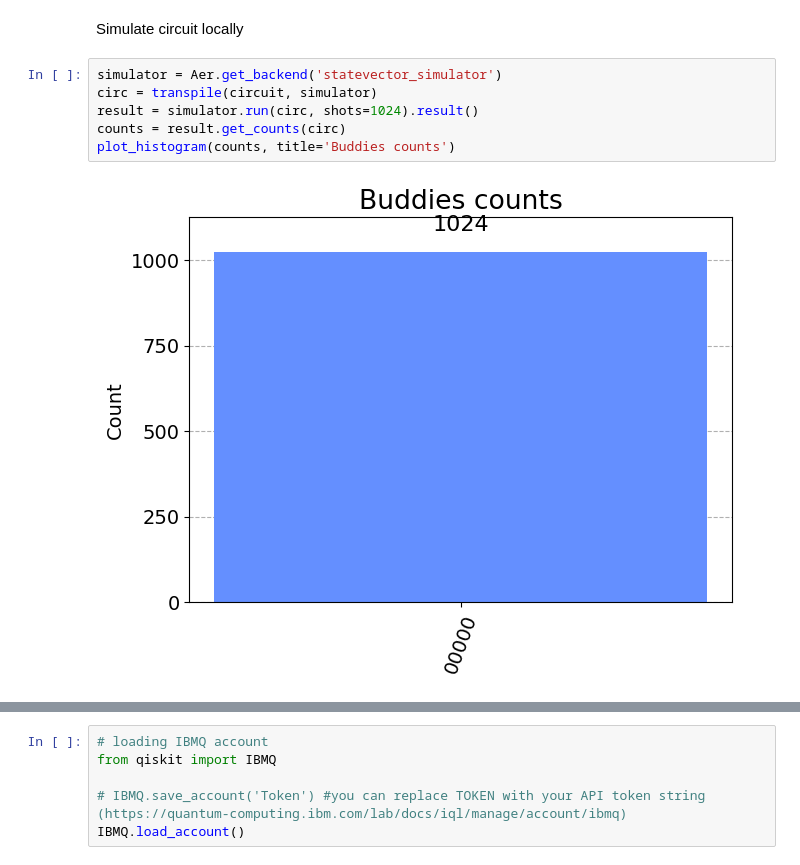
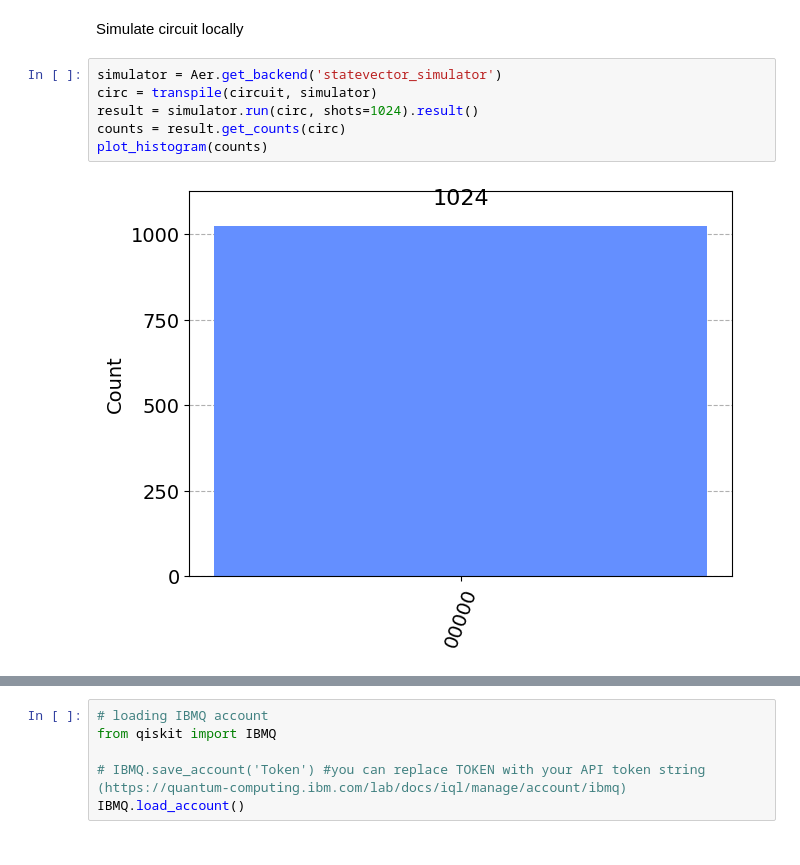
Before and after one commit to QuantumBarcelona/Qiskit-Hackathon-BCN, a Jupyter notebook: challenges/BSC_challenge.ipynb, the cells around one changed output, grey strips where cells are left out. Drawn from its saved outputs; the diff is of its cells as text.

```diff
--- a/challenges/BSC_challenge.ipynb
+++ b/challenges/BSC_challenge.ipynb
@@ -183,8 +183,8 @@ Simulate circuit locally
 # %%
 simulator = Aer.get_backend('statevector_simulator')
 circ = transpile(circuit, simulator)
 result = simulator.run(circ, shots=1024).result()
 counts = result.get_counts(circ)
-plot_histogram(counts, title='Buddies counts')
+plot_histogram(counts)
 # %% [output]
-[figure, old version]
+[figure, new version]
```
Also changed, not shown: parts of 3 cells of this notebook.
